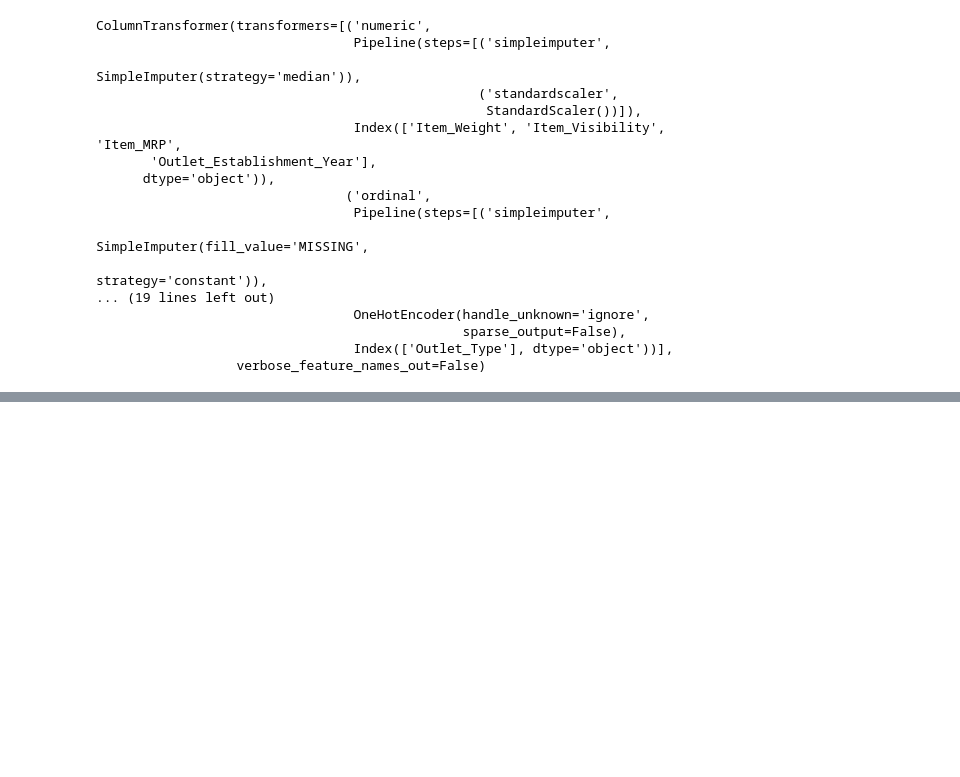
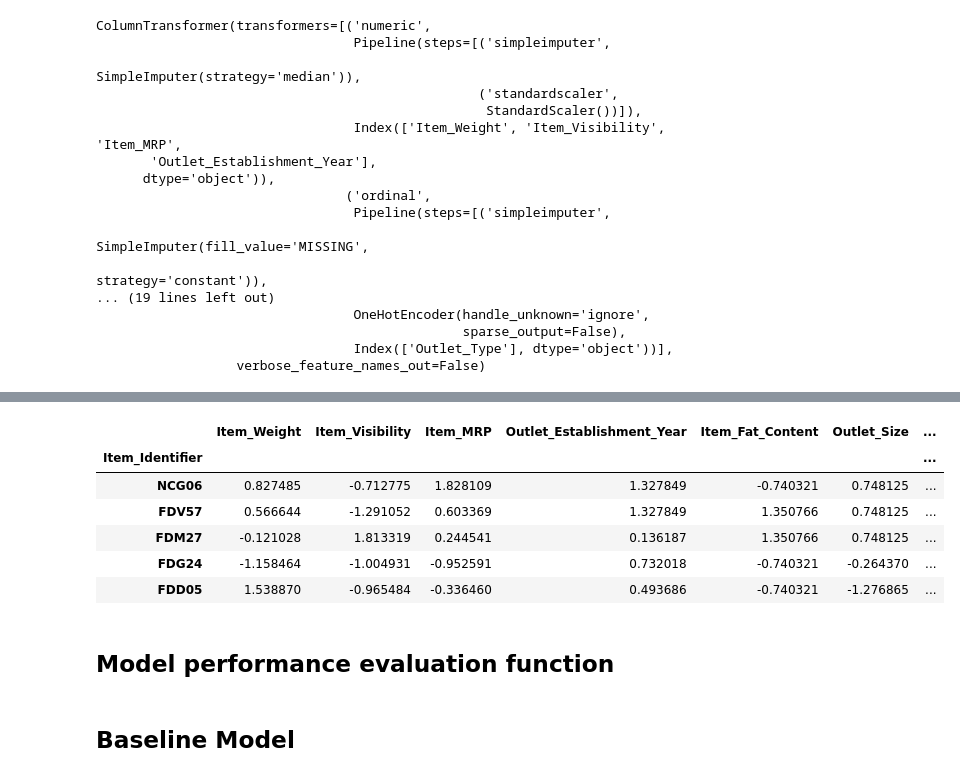
Before and after one commit to Carla9711/Prediction-of-Product-Sales, a Jupyter notebook: Prediction of Product Sales.ipynb, the cells around one changed output, grey strips where cells are left out. Cells and saved outputs as stored; diff of their text form; code cells hidden in the pictures; blank space fills up the shorter version.

```diff
--- a/Prediction of Product Sales.ipynb
+++ b/Prediction of Product Sales.ipynb
@@ -1490,0 +1511,4 @@ ColumnTransformer(transformers=[('numeric',
+# %%
+# Transform the X_train and the X_test
+X_train_tf = Preprocessing.transform(X_train)
+X_test_tf = Preprocessing.transform(X_test)
@@ -1490,0 +1536,12 @@ ColumnTransformer(transformers=[('numeric',
+# %%
+X_train_tf.head()
+# %% [output]
+|  | Item_Weight | Item_Visibility | Item_MRP | Outlet_Establishment_Year | Item_Fat_Content | Outlet_Size | ... |
+| Item_Identifier |  |  |  |  |  |  | ... |
+| NCG06 | 0.827485 | -0.712775 | 1.828109 | 1.327849 | -0.740321 | 0.748125 | ... |
+| FDV57 | 0.566644 | -1.291052 | 0.603369 | 1.327849 | 1.350766 | 0.748125 | ... |
+| FDM27 | -0.121028 | 1.813319 | 0.244541 | 0.136187 | 1.350766 | 0.748125 | ... |
+| FDG24 | -1.158464 | -1.004931 | -0.952591 | 0.732018 | -0.740321 | -0.264370 | ... |
+| FDD05 | 1.538870 | -0.965484 | -0.336460 | 0.493686 | -0.740321 | -1.276865 | ... |
+# %% [markdown]
+## Model performance evaluation function
@@ -1490,0 +1596,2 @@ ColumnTransformer(transformers=[('numeric',
+# %% [markdown]
+## Baseline Model
```
Also changed, not shown: parts of 13 cells of this notebook.
